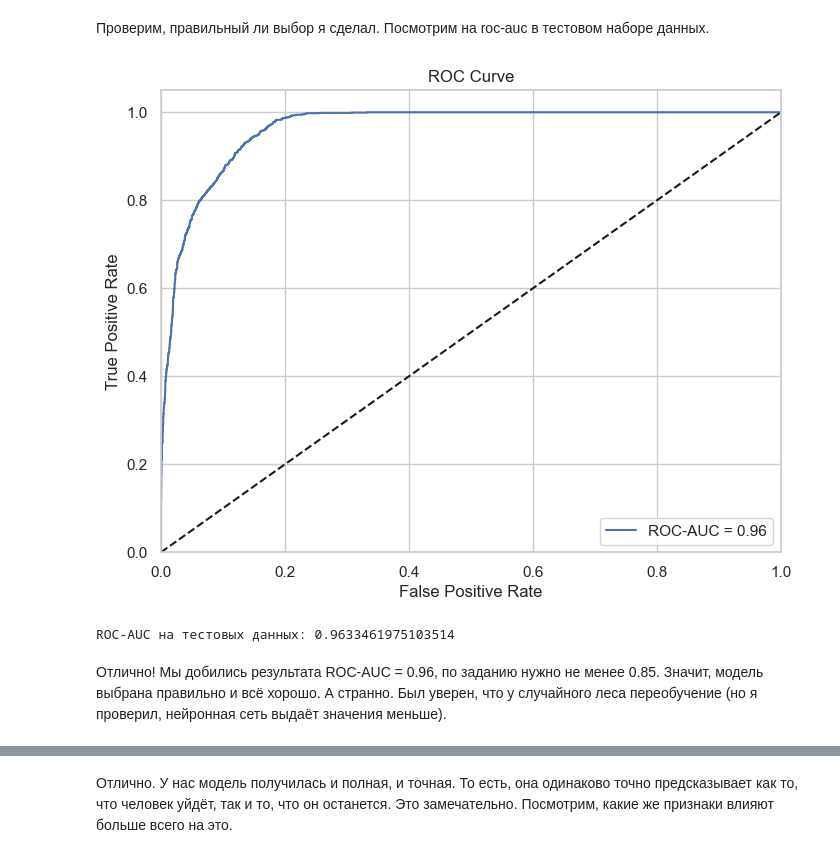
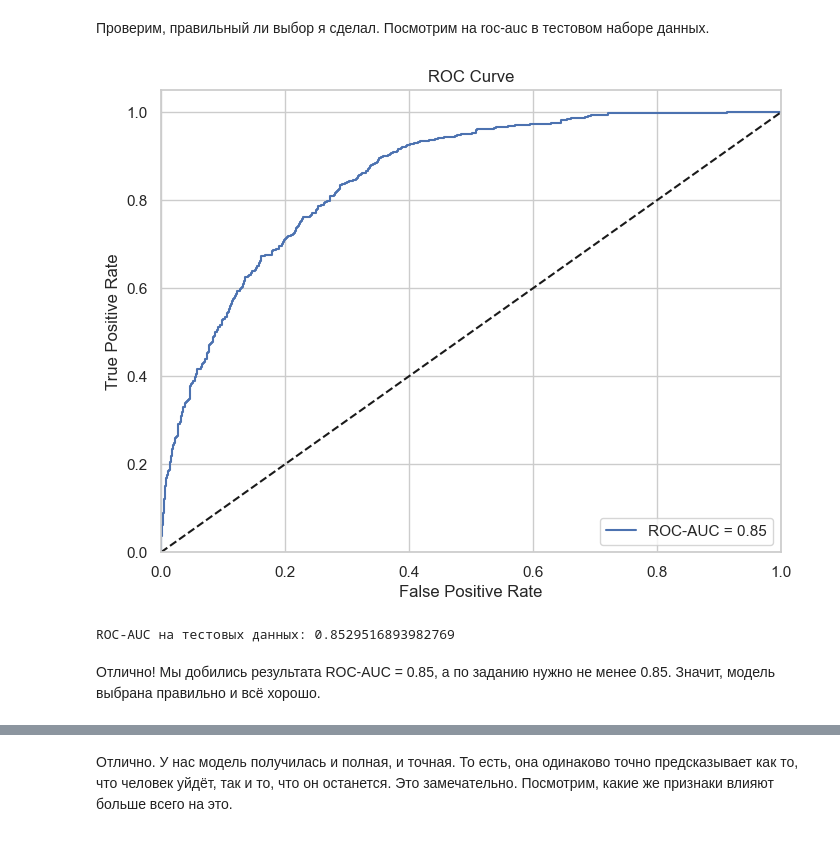
Before and after one commit to Kuuuzya/Practicum_Diploma_DS_Kuznetsov, a Jupyter notebook: main.ipynb, the cells around one changed output, grey strips where cells are left out. Cells and saved outputs as stored; diff of their text form; code cells hidden in the pictures.

```diff
--- a/main.ipynb
+++ b/main.ipynb
@@ -1674,0 +1737,41 @@ Wall time: 44.6 s
+# %%
+%%time
+cv = StratifiedKFold(n_splits=5, shuffle=True, random_state=RANDOM_STATE)
+cv_scores = []
+
+param_grid = {
+    'iterations': 2000,  # Максимальное количество итераций
+    'max_depth': 5,
+    'learning_rate': 0.01,
+    'loss_function' : 'Logloss',
+    'early_stopping_rounds': 50,
+    'devices': '0:1',  # Укажите номер GPU, если у вас их несколько
+    'verbose': 1  # Отключите вывод информации о процессе обучения
+}
+
+model = CatBoostClassifier(**param_grid, random_state=RANDOM_STATE)
+
+# Обучение и оценка на фолдах
+# Обучение и оценка на фолдах
+for train_idx, val_idx in cv.split(features_train, target_train):
+    X_train_fold, X_val_fold = features_train.iloc[train_idx], features_train.iloc[val_idx]
+    y_train_fold, y_val_fold = target_train.iloc[train_idx], target_train.iloc[val_idx]
+
+    model.fit(X_train_fold, y_train_fold, eval_set=(X_val_fold, y_val_fold))
+
+    # Predict probabilities on the validation set
+    val_probs = model.predict_proba(X_val_fold)[:, 1]
+
+    # Calculate ROC AUC for the validation set
+    val_score = roc_auc_score(y_val_fold, val_probs)
+
+    cv_scores.append(val_score)
+
+# Вычисление среднего ROC AUC на фолдах
+mean_cv_score = np.mean(cv_scores)
+best_catboost_model = model
+# Добавление результатов CatBoost в таблицу results
+results.loc['CatBoost'] = mean_cv_score
+
+# Вывод обновленной таблицы results
+display(results)
@@ -1750,27 +1892,27 @@ best_model = best_catboost_model
 Проверим, правильный ли выбор я сделал. Посмотрим на roc-auc в тестовом наборе данных.
 # %%
 # Предсказание вероятностей классов
-predicted_probs = best_forest_model.predict_proba(features_test)[:, 1]
+predicted_probs = best_model.predict_proba(features_test)[:, 1]
 
 # Вычисление ROC-AUC
 roc_auc = roc_auc_score(target_test, predicted_probs)
 
 # Строим ROC-кривую
 fpr, tpr, thresholds = roc_curve(target_test, predicted_probs)
 plt.figure(figsize=(8, 6))
 plt.plot(fpr, tpr, label=f'ROC-AUC = {roc_auc:.2f}')
 plt.plot([0, 1], [0, 1], 'k--')
 plt.xlim([0.0, 1.0])
 plt.ylim([0.0, 1.05])
 plt.xlabel('False Positive Rate')
 plt.ylabel('True Positive Rate')
 plt.title('ROC Curve')
 plt.legend(loc="lower right")
 plt.show()
 
 print("ROC-AUC на тестовых данных:", roc_auc)
 # %% [output]
-[figure, old version]
+[figure, new version]
-ROC-AUC на тестовых данных: 0.9633461975103514
+ROC-AUC на тестовых данных: 0.8529516893982769
 # %% [markdown]
-Отлично! Мы добились результата ROC-AUC = 0.96, по заданию нужно не менее 0.85. Значит, модель выбрана правильно и всё хорошо. А странно. Был уверен, что у случайного леса переобучение (но я проверил, нейронная сеть выдаёт значения меньше).
+Отлично! Мы добились результата ROC-AUC = 0.85, а по заданию нужно не менее 0.85. Значит, модель выбрана правильно и всё хорошо.
```
Also changed, not shown: parts of 74 cells of this notebook.
